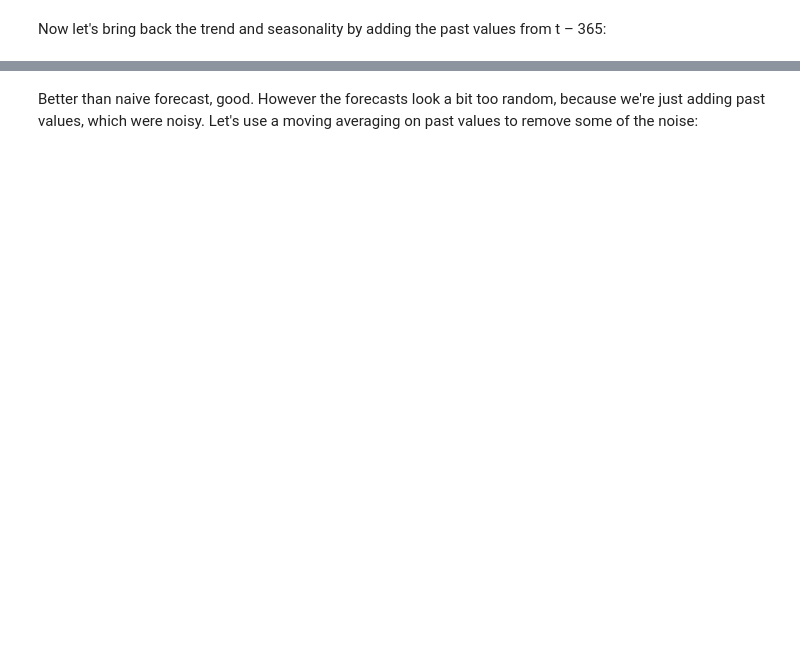
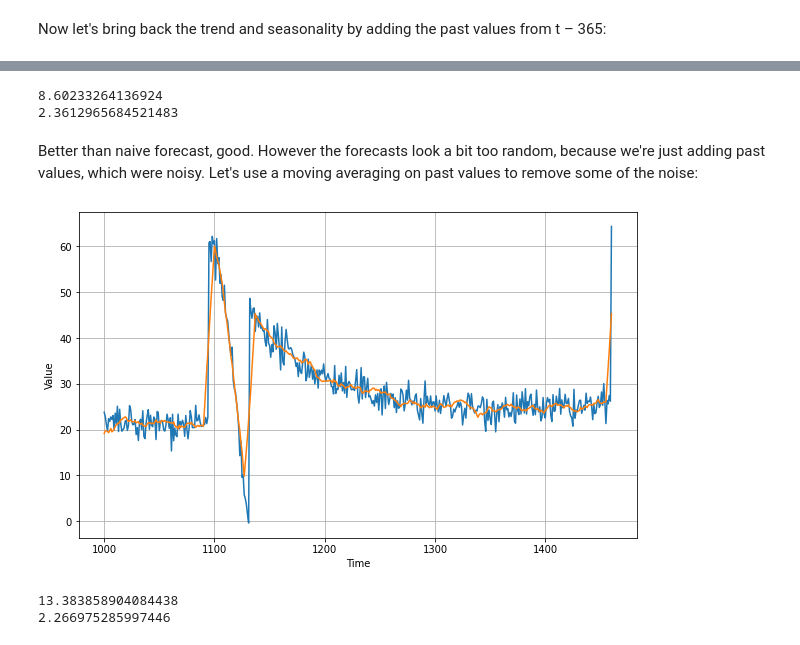
Before and after one commit to JamesMcGuigan/coursera-tensorflow-in-practice-specialization, a Jupyter notebook: TensorFlow In Practice/Course 4 - S+P/Week 1 Exercise Question.ipynb, the cells around one changed output, grey strips where cells are left out. Saved outputs shown, nothing was run; the diff lists cells and outputs as text; code cells hidden in the pictures; blank space fills up the shorter version.

```diff
--- a/TensorFlow In Practice/Course 4 - S+P/Week 1 Exercise Question.ipynb
+++ b/TensorFlow In Practice/Course 4 - S+P/Week 1 Exercise Question.ipynb
@@ -220,18 +236,32 @@ print(# YOUR CODE HERE)
+# %%
+print(sklearn.metrics.mean_squared_error(x_valid, diff_moving_avg_plus_past))
+print(sklearn.metrics.mean_absolute_error(x_valid, diff_moving_avg_plus_past))
+# EXPECTED OUTPUT
+# 8.498155
+# 2.327179
+# %% [output]
+8.60233264136924
+2.3612965684521483
 # %% [markdown]
 Better than naive forecast, good. However the forecasts look a bit too random, because we're just adding past values, which were noisy. Let's use a moving averaging on past values to remove some of the noise:
 # %%
-diff_moving_avg_plus_smooth_past = # YOUR CODE HERE
+diff_moving_avg_plus_smooth_past = moving_average_forecast(series[split_time - 365-10//2:-365+10//2], 10) + diff_moving_avg
 
 plt.figure(figsize=(10, 6))
-plot_series(time_valid, # YOUR CODE HERE)
-plot_series(time_valid, # YOUR CODE HERE)
+plot_series(time_valid, x_valid)
+plot_series(time_valid, diff_moving_avg_plus_smooth_past)
 plt.show()
 
 # EXPECTED OUTPUT:
 # Similar chart to above, but the overlaid projections are much smoother
+# %% [output]
+[figure, added]
 # %%
-print(# YOUR CODE HERE)
-print(# YOUR CODE HERE)
+print(sklearn.metrics.mean_squared_error(x_valid, diff_moving_avg_plus_smooth_past))
+print(sklearn.metrics.mean_absolute_error(x_valid, diff_moving_avg_plus_smooth_past))
 # EXPECTED OUTPUT
 # 12.527958
 # 2.2034433
+# %% [output]
+13.383858904084438
+2.266975285997446
```
Also changed, not shown: parts of 12 cells of this notebook.
